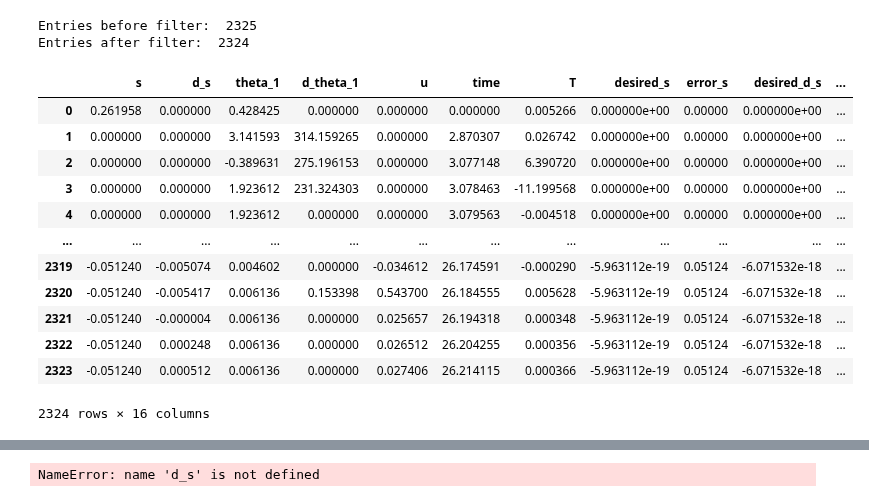
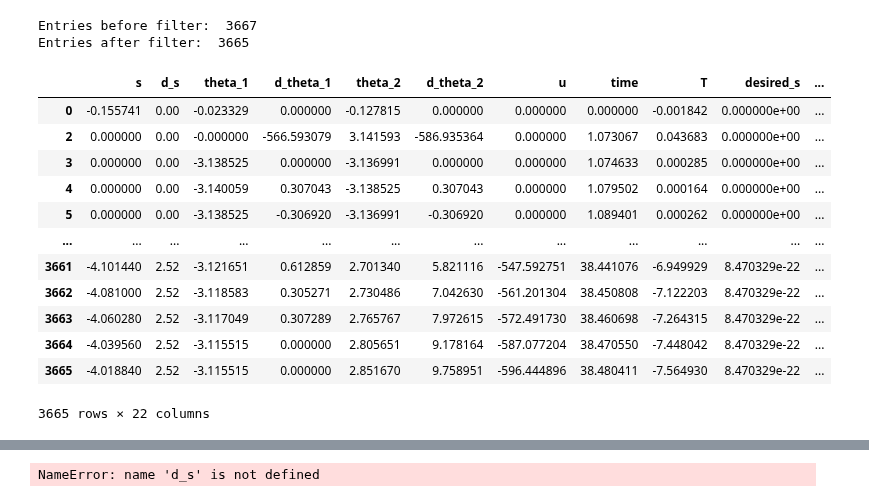
Before and after one commit to sackariaslunman/inverted-pendulum, a Jupyter notebook: src/python/test_linear_regression.ipynb, the cells around one changed output, grey strips where cells are left out. Saved outputs shown, nothing was run; the diff lists cells and outputs as text; code cells hidden in the pictures.

```diff
--- a/src/python/test_linear_regression.ipynb
+++ b/src/python/test_linear_regression.ipynb
@@ -27,23 +39,23 @@ system = CartPoleSystem(cart, motor, poles, g)
 # %%
-df = pd.read_csv('data/f.csv')
+df = pd.read_csv('data/2_3.csv')
 print("Entries before filter: ", len(df))
 df = df.dropna()
 print("Entries after filter: ", len(df))
 df
 # %% [output]
-Entries before filter:  2325
-Entries after filter:  2324
+Entries before filter:  3667
+Entries after filter:  3665
-|  | s | d_s | theta_1 | d_theta_1 | u | time | T | desired_s | error_s | desired_d_s | ... |
-| 0 | 0.261958 | 0.000000 | 0.428425 | 0.000000 | 0.000000 | 0.000000 | 0.005266 | 0.000000e+00 | 0.00000 | 0.000000e+00 | ... |
-| 1 | 0.000000 | 0.000000 | 3.141593 | 314.159265 | 0.000000 | 2.870307 | 0.026742 | 0.000000e+00 | 0.00000 | 0.000000e+00 | ... |
-| 2 | 0.000000 | 0.000000 | -0.389631 | 275.196153 | 0.000000 | 3.077148 | 6.390720 | 0.000000e+00 | 0.00000 | 0.000000e+00 | ... |
-| 3 | 0.000000 | 0.000000 | 1.923612 | 231.324303 | 0.000000 | 3.078463 | -11.199568 | 0.000000e+00 | 0.00000 | 0.000000e+00 | ... |
-| 4 | 0.000000 | 0.000000 | 1.923612 | 0.000000 | 0.000000 | 3.079563 | -0.004518 | 0.000000e+00 | 0.00000 | 0.000000e+00 | ... |
+|  | s | d_s | theta_1 | d_theta_1 | theta_2 | d_theta_2 | u | time | T | desired_s | ... |
+| 0 | -0.155741 | 0.00 | -0.023329 | 0.000000 | -0.127815 | 0.000000 | 0.000000 | 0.000000 | -0.001842 | 0.000000e+00 | ... |
+| 2 | 0.000000 | 0.00 | -0.000000 | -566.593079 | 3.141593 | -586.935364 | 0.000000 | 1.073067 | 0.043683 | 0.000000e+00 | ... |
+| 3 | 0.000000 | 0.00 | -3.138525 | 0.000000 | -3.136991 | 0.000000 | 0.000000 | 1.074633 | 0.000285 | 0.000000e+00 | ... |
+| 4 | 0.000000 | 0.00 | -3.140059 | 0.307043 | -3.138525 | 0.307043 | 0.000000 | 1.079502 | 0.000164 | 0.000000e+00 | ... |
+| 5 | 0.000000 | 0.00 | -3.138525 | -0.306920 | -3.136991 | -0.306920 | 0.000000 | 1.089401 | 0.000262 | 0.000000e+00 | ... |
 | ... | ... | ... | ... | ... | ... | ... | ... | ... | ... | ... | ... |
-| 2319 | -0.051240 | -0.005074 | 0.004602 | 0.000000 | -0.034612 | 26.174591 | -0.000290 | -5.963112e-19 | 0.05124 | -6.071532e-18 | ... |
-| 2320 | -0.051240 | -0.005417 | 0.006136 | 0.153398 | 0.543700 | 26.184555 | 0.005628 | -5.963112e-19 | 0.05124 | -6.071532e-18 | ... |
-| 2321 | -0.051240 | -0.000004 | 0.006136 | 0.000000 | 0.025657 | 26.194318 | 0.000348 | -5.963112e-19 | 0.05124 | -6.071532e-18 | ... |
-| 2322 | -0.051240 | 0.000248 | 0.006136 | 0.000000 | 0.026512 | 26.204255 | 0.000356 | -5.963112e-19 | 0.05124 | -6.071532e-18 | ... |
-| 2323 | -0.051240 | 0.000512 | 0.006136 | 0.000000 | 0.027406 | 26.214115 | 0.000366 | -5.963112e-19 | 0.05124 | -6.071532e-18 | ... |
+| 3661 | -4.101440 | 2.52 | -3.121651 | 0.612859 | 2.701340 | 5.821116 | -547.592751 | 38.441076 | -6.949929 | 8.470329e-22 | ... |
+| 3662 | -4.081000 | 2.52 | -3.118583 | 0.305271 | 2.730486 | 7.042630 | -561.201304 | 38.450808 | -7.122203 | 8.470329e-22 | ... |
+| 3663 | -4.060280 | 2.52 | -3.117049 | 0.307289 | 2.765767 | 7.972615 | -572.491730 | 38.460698 | -7.264315 | 8.470329e-22 | ... |
+| 3664 | -4.039560 | 2.52 | -3.115515 | 0.000000 | 2.805651 | 9.178164 | -587.077204 | 38.470550 | -7.448042 | 8.470329e-22 | ... |
+| 3665 | -4.018840 | 2.52 | -3.115515 | 0.000000 | 2.851670 | 9.758951 | -596.444896 | 38.480411 | -7.564930 | 8.470329e-22 | ... |
-2324 rows × 16 columns
+3665 rows × 22 columns
 # %%
```
Also changed, not shown: parts of 4 cells of this notebook, 26 other files.
